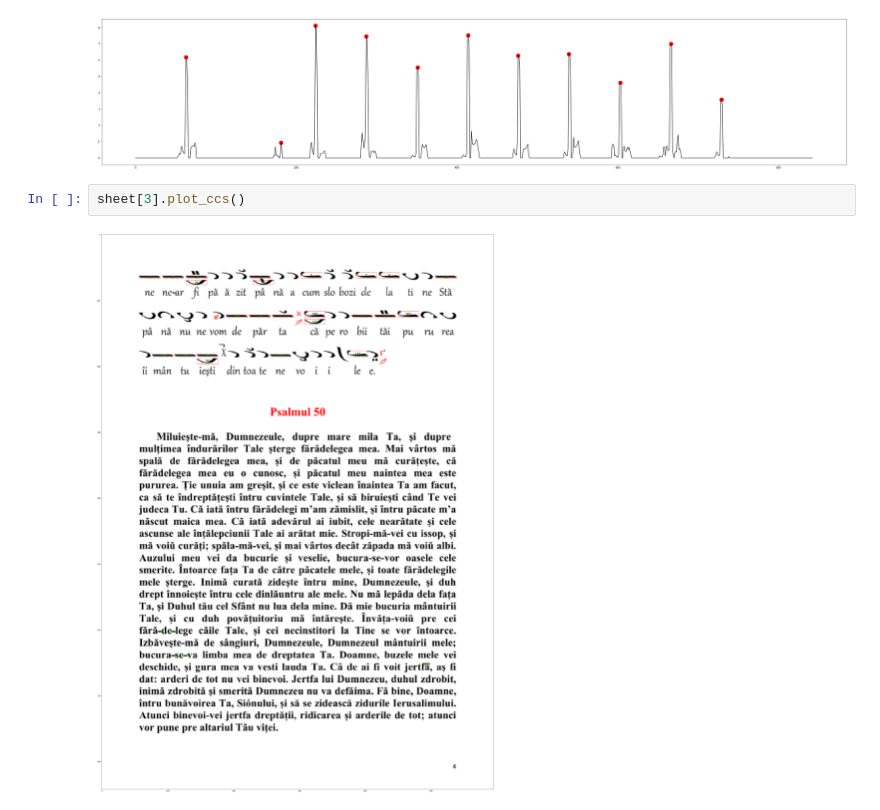
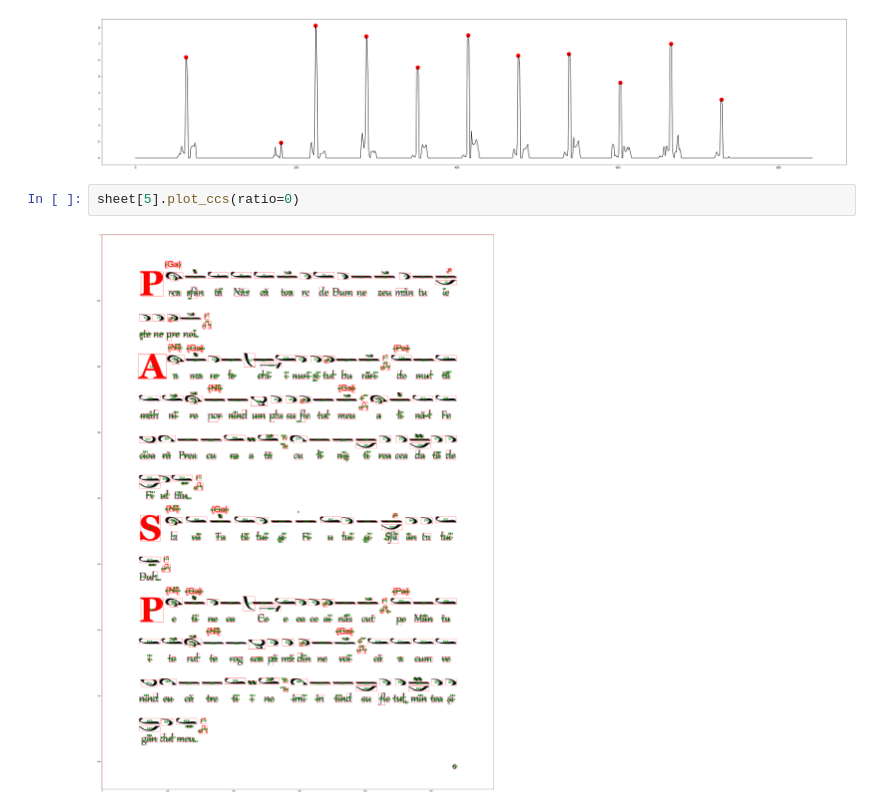
Before and after one commit to stoianmihail/Metapsaltiki, a Jupyter notebook: CC.ipynb, the cells around one changed output. Cells and saved outputs as stored; diff of their text form.

```diff
--- a/CC.ipynb
+++ b/CC.ipynb
@@ -24,6 +38,6 @@ sheet[24].plot_horizontal_projection()
 32
 [figure]
 # %%
-sheet[3].plot_ccs()
+sheet[5].plot_ccs(ratio=0)
 # %% [output]
-[figure, old version]
+[figure, new version]
```
Also changed, not shown: parts of 3 cells of this notebook, 1 other file.
